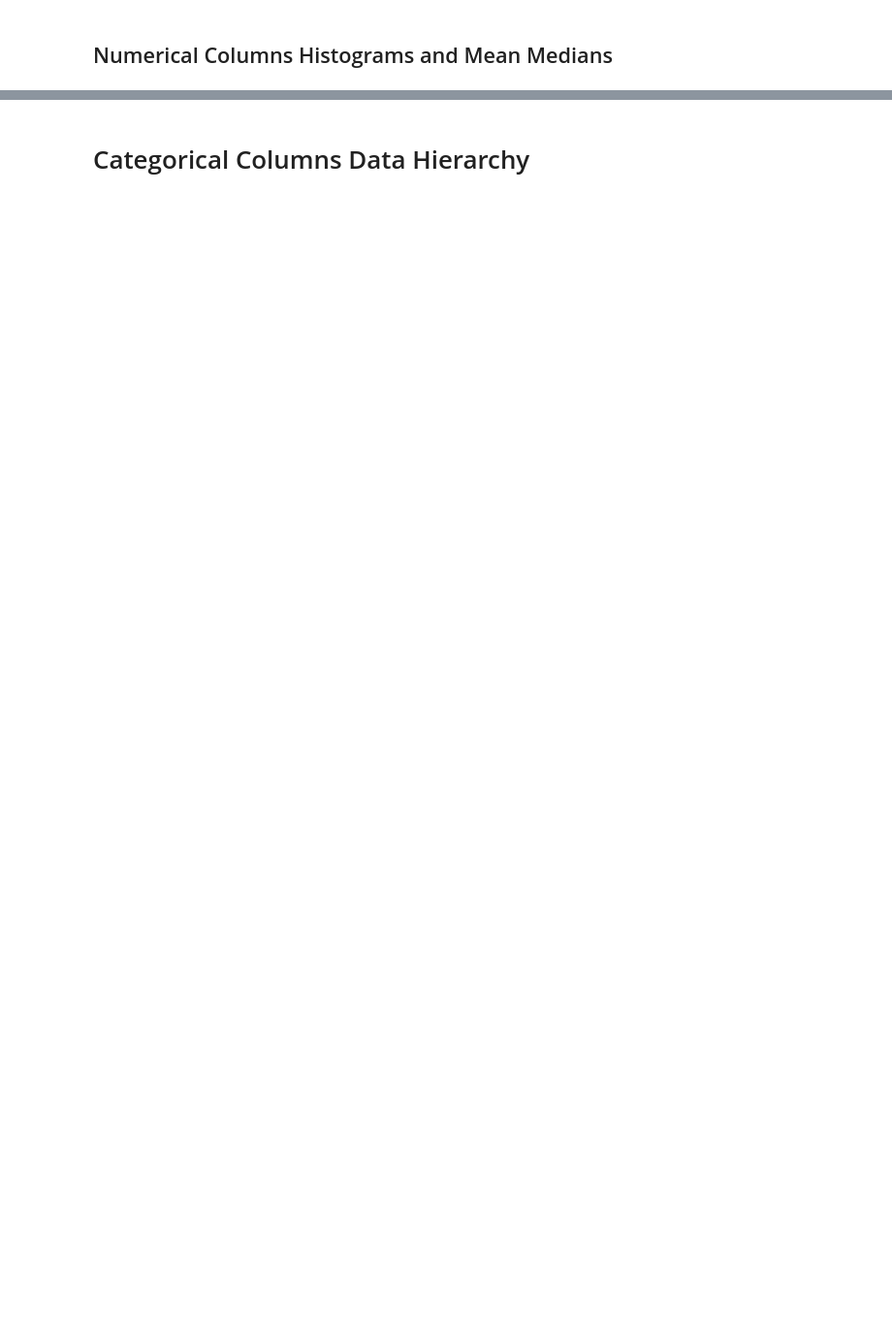
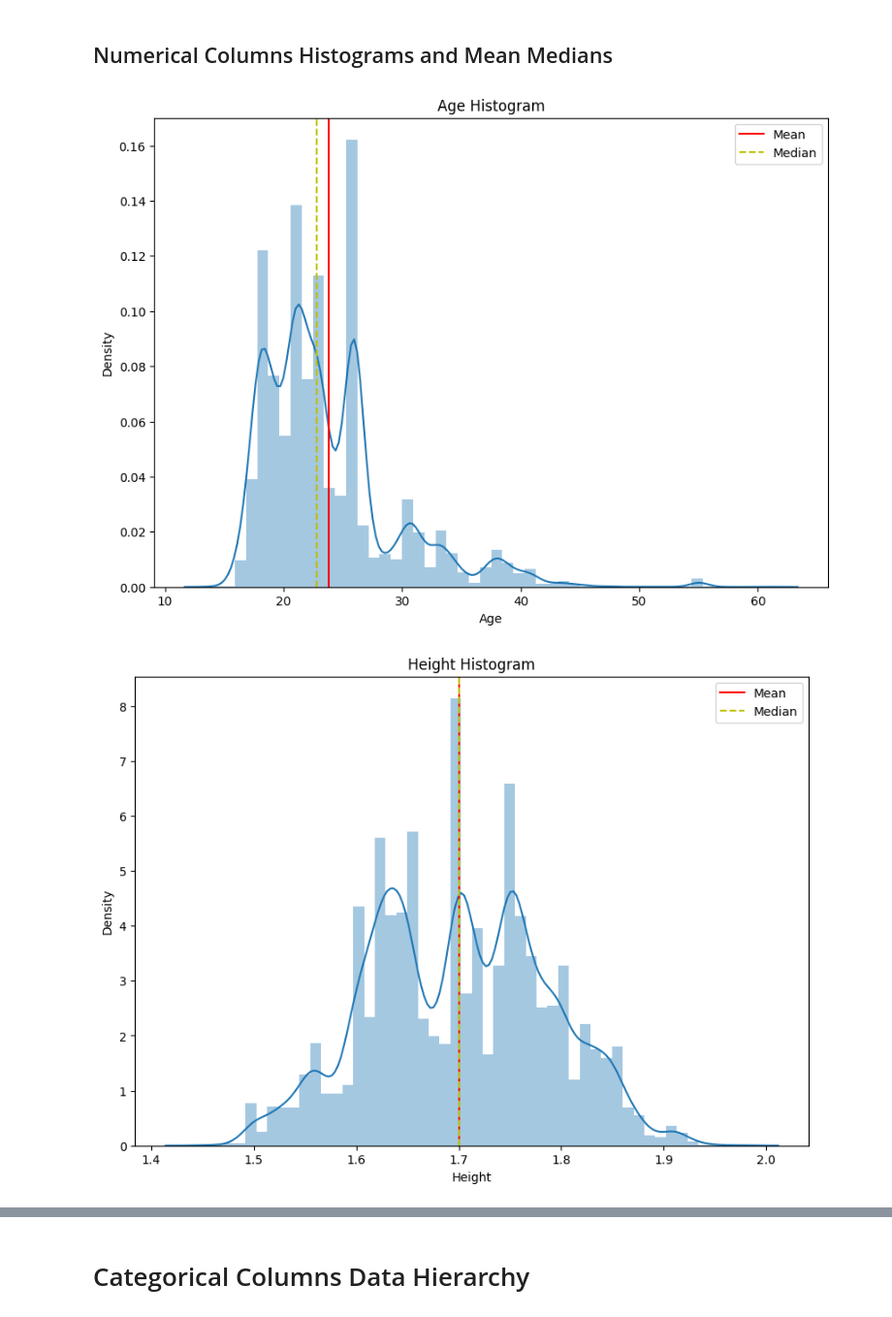
Before and after one commit to snajeebz/playground, a Jupyter notebook: multi-class-prediction-obesity-risk-catboost.ipynb, the cells around one changed output, grey strips where cells are left out. Shown at 97% size. Drawn from its saved outputs; the diff is of its cells as text; code cells hidden in the pictures; blank space fills up the shorter version.

```diff
--- a/multi-class-prediction-obesity-risk-catboost.ipynb
+++ b/multi-class-prediction-obesity-risk-catboost.ipynb
@@ -149,10 +159,13 @@ num_cols=df[['Age','Height','Weight','FCVC','NCP','CH2O','FAF','TUE']]
 # %% [markdown]
 ## Numerical Columns Histograms and Mean Medians
 # %%
-#for col in num_cols:
- #   plt.figure(figsize=[10,7])
-  #  sns.distplot(df[col],kde=True).set(title= col+' Histogram')
-   # plt.axvline(df[col].mean(),color='r', label='Mean')
-    #plt.axvline(df[col].median(),color='y', linestyle='--',label='Median')
-    #plt.legend()
-    #plt.show()
+for col in num_cols:
+    plt.figure(figsize=[10,7])
+    sns.distplot(df[col],kde=True).set(title= col+' Histogram')
+    plt.axvline(df[col].mean(),color='r', label='Mean')
+    plt.axvline(df[col].median(),color='y', linestyle='--',label='Median')
+    plt.legend()
+    plt.show()
+# %% [output]
+[figure, added]
+[figure, added]
```
Also changed, not shown: parts of 8 cells of this notebook.
